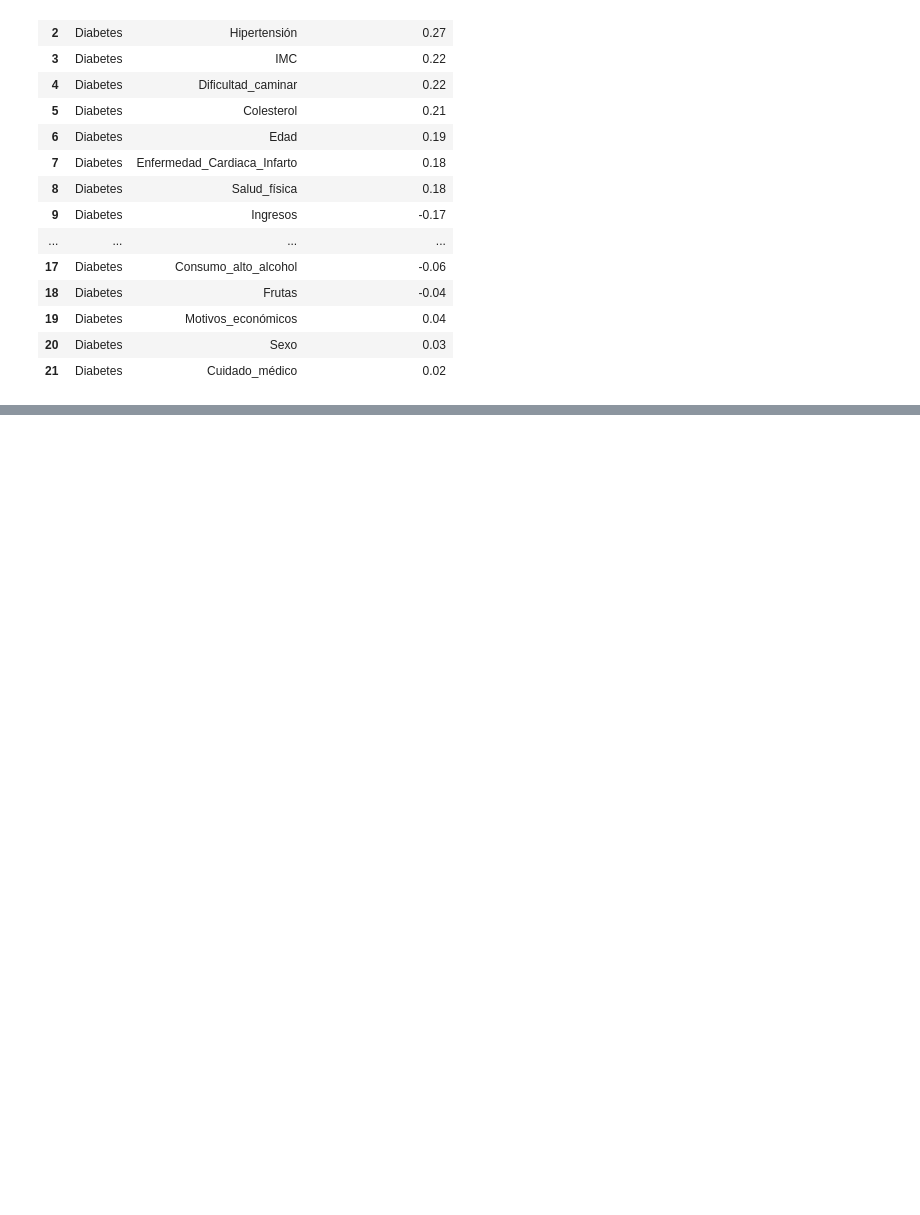
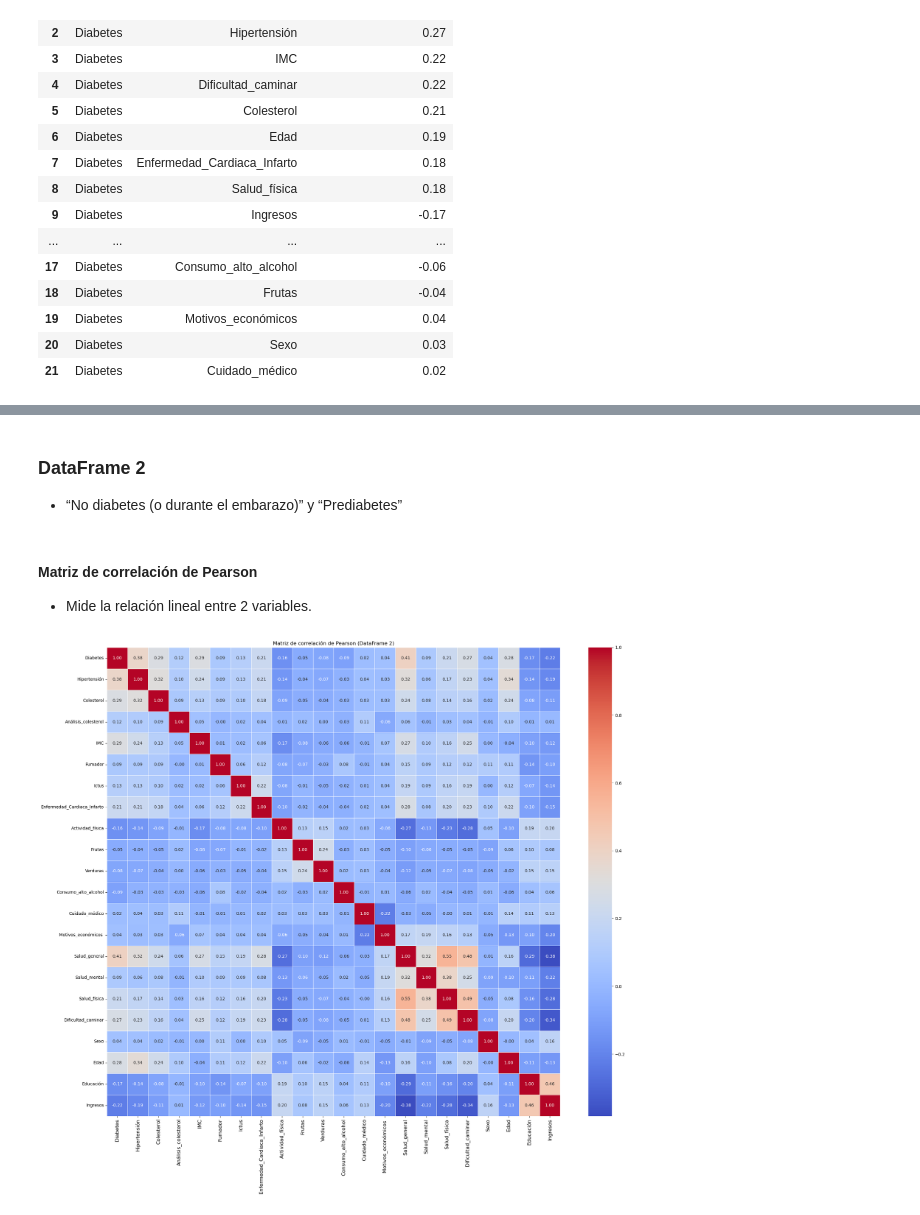
Before and after one commit to alexia-gm/Diabetes, a Jupyter notebook: prediccion_diabetes.ipynb, the cells around one changed output, grey strips where cells are left out. Cells and saved outputs as stored; diff of their text form; code cells hidden in the pictures; blank space fills up the shorter version.

```diff
--- a/prediccion_diabetes.ipynb
+++ b/prediccion_diabetes.ipynb
@@ -419,0 +428,4 @@ indicadores_graficas_1.sample(10)
+# %% [markdown]
+### DataFrame 2
+
+- “No diabetes (o durante el embarazo)” y “Prediabetes”
@@ -419,0 +434,13 @@ indicadores_graficas_1.sample(10)
+# %% [markdown]
+#### Matriz de correlación de Pearson
+- Mide la relación lineal entre 2 variables.
+# %%
+matriz_correlacion_2 = indicadores_df_2.corr()
+
+plt.figure(figsize = (24, 20))
+sns.heatmap(matriz_correlacion_2, annot = True, fmt = '.2f', cmap = 'coolwarm', linewidths = 0.5)
+plt.title('Matriz de correlación de Pearson (DataFrame 2)')
+plt.xticks(fontsize = 12)
+plt.show()
+# %% [output]
+[figure, added]
```
Also changed, not shown: parts of 19 cells of this notebook.
